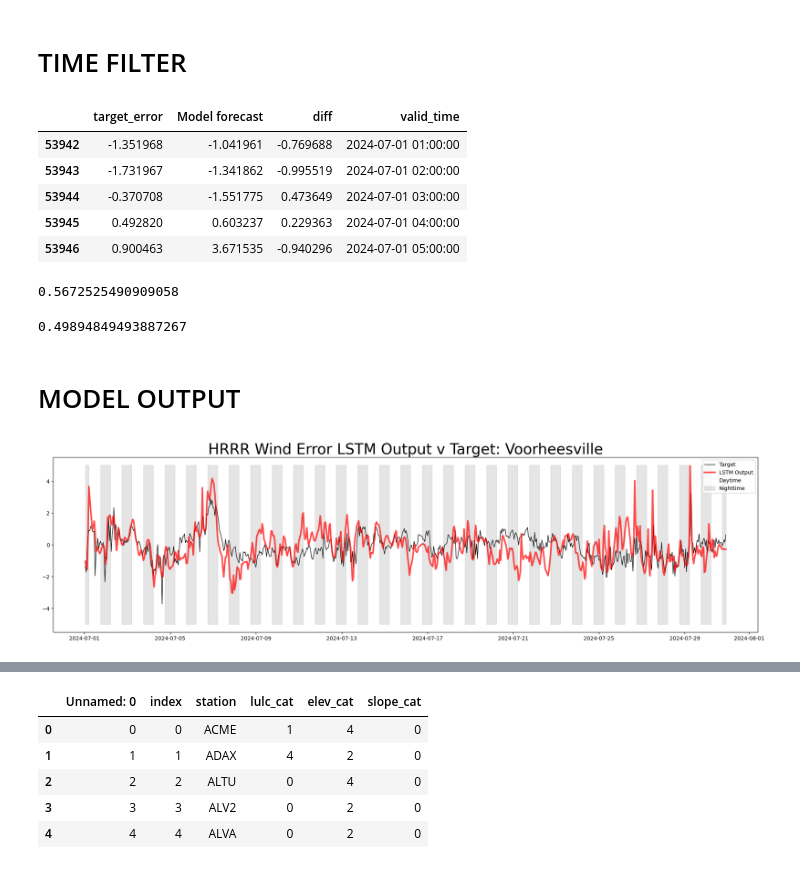
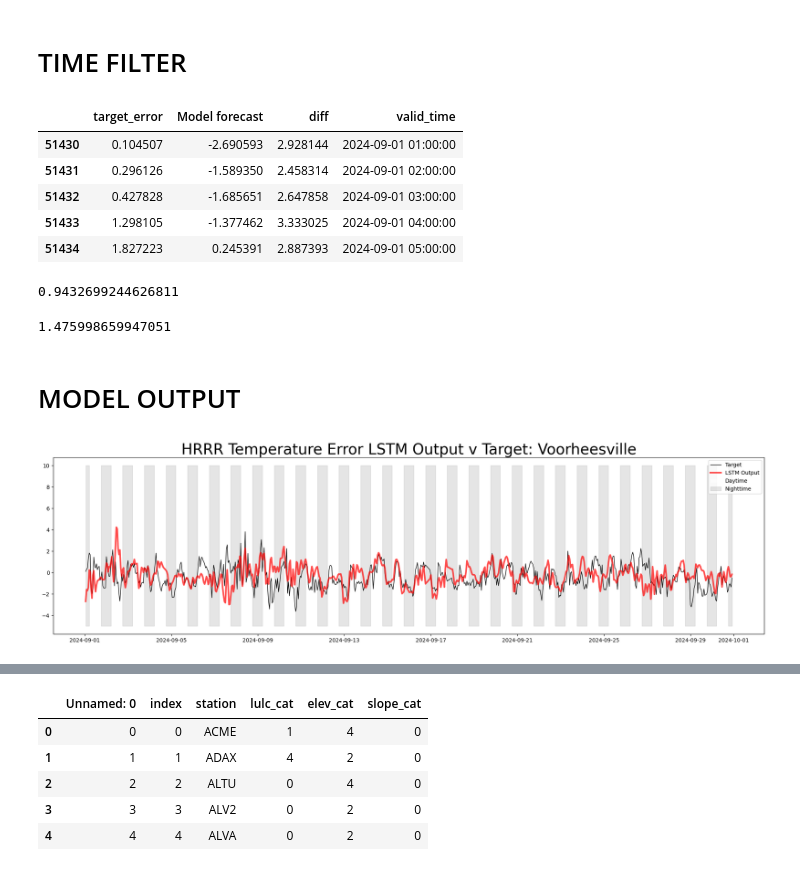
Before and after one commit to shmaronshmevans/nwp_bias, a Jupyter notebook: src/machine_learning/notebooks/visualize_error_metrics.ipynb, the cells around one changed output, grey strips where cells are left out. Cells and saved outputs as stored; diff of their text form; code cells hidden in the pictures.

```diff
--- a/src/machine_learning/notebooks/visualize_error_metrics.ipynb
+++ b/src/machine_learning/notebooks/visualize_error_metrics.ipynb
@@ -29,8 +58,9 @@ import matplotlib.image as mpimg
 # ldf = ldf.sort_values(by="valid_time").reset_index(drop=True)
 # %%
 ldf = pd.read_parquet(
-    "/home/aevans/nwp_bias/src/machine_learning/data/oksm_hrrr/KETC/KETC_fh14_u_total_HRRR_ml_output_linear.parquet"
+    "/home/aevans/nwp_bias/src/machine_learning/data/nysm_hrrr_v2/VOOR/VOOR_fh12_u_total_HRRR_ml_output_linear.parquet"
 )
+ldf = ldf.rename(columns={"target_error_lead_0": "target_error"})
 # for c in ldf.columns:
 #     if c != "valid_time":
 #         ldf[c] = ldf[c] / 3000
@@ -167,8 +197,8 @@ def met_output(df, station, fh):
 # %% [markdown]
 # TIME FILTER
 # %%
-time1 = datetime(2024, 7, 1, 0, 0, 0)
-time2 = datetime(2024, 7, 30, 23, 0, 0)
+time1 = datetime(2024, 9, 1, 0, 0, 0)
+time2 = datetime(2024, 9, 30, 23, 0, 0)
 
 ldf = date_filter(ldf, time1, time2)
 nysm_df = date_filter(nysm_df, time1, time2)
@@ -254,7 +284,7 @@ def ml_output(
         label="Nighttime",
     )
 
-    ax.set_title(f"HRRR Wind Error LSTM Output v Target: {station}", fontsize=28)
+    ax.set_title(f"HRRR Temperature Error LSTM Output v Target: {station}", fontsize=28)
     # plt.ylim(-5, 5.)
     ax.legend()
 
@@ -263,9 +293,9 @@ def ml_output(
 ldf.head()
 # %% [output]
 |  | target_error | Model forecast | diff | valid_time |
-| 53942 | -1.351968 | -1.041961 | -0.769688 | 2024-07-01 01:00:00 |
-| 53943 | -1.731967 | -1.341862 | -0.995519 | 2024-07-01 02:00:00 |
-| 53944 | -0.370708 | -1.551775 | 0.473649 | 2024-07-01 03:00:00 |
-| 53945 | 0.492820 | 0.603237 | 0.229363 | 2024-07-01 04:00:00 |
-| 53946 | 0.900463 | 3.671535 | -0.940296 | 2024-07-01 05:00:00 |
+| 51430 | 0.104507 | -2.690593 | 2.928144 | 2024-09-01 01:00:00 |
+| 51431 | 0.296126 | -1.589350 | 2.458314 | 2024-09-01 02:00:00 |
+| 51432 | 0.427828 | -1.685651 | 2.647858 | 2024-09-01 03:00:00 |
+| 51433 | 1.298105 | -1.377462 | 3.333025 | 2024-09-01 04:00:00 |
+| 51434 | 1.827223 | 0.245391 | 2.887393 | 2024-09-01 05:00:00 |
 # %%
@@ -275,13 +306,15 @@ ldf.head()
+# %%
+ldf["diff"] = ldf.iloc[:, 0] - ldf.iloc[:, 1]
 # %%
 mean = st.mean(abs(ldf["diff"]))
 mean
 # %% [output]
-0.5672525490909058
+0.9432699244626811
 # %%
 mean_s = st.mean(ldf["diff"] ** 2)
 mean_s
 # %% [output]
-0.49894849493887267
+1.475998659947051
 # %%
 # df = pd.read_parquet('/home/aevans/nwp_bias/src/machine_learning/data/oksm/hrrr_data/fh01/HRRR_2018_01_direct_compare_to_oksm_sites_mask_water.parquet').reset_index()
 # df = df[df['station']=='BRIS']
@@ -293,6 +328,6 @@ mean_s
 # %% [markdown]
 # MODEL OUTPUT
 # %%
-x = ml_output(ldf, 4, station, test_set_start, test_set_finish, -5, 5)
+x = ml_output(ldf, 4, station, test_set_start, test_set_finish, -5, 10)
 # %% [output]
-[figure, old version]
+[figure, new version]
```
Also changed, not shown: parts of 42 cells of this notebook, 17 other files.
